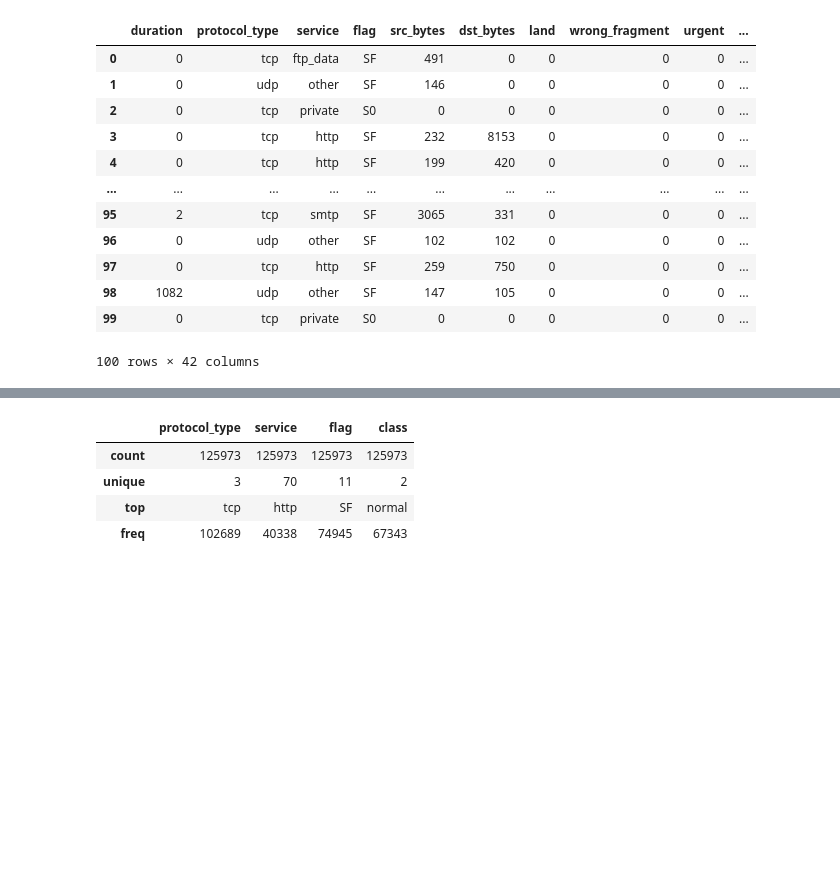
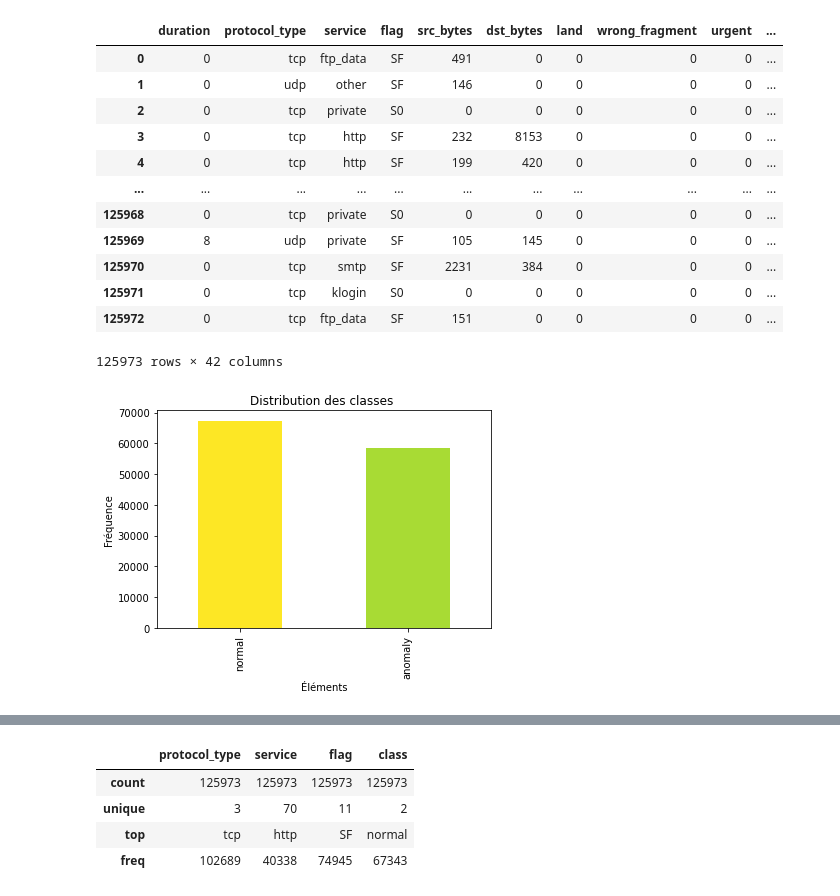
Before and after one commit to LydieDev/network-monitoring-system-with-ML, a Jupyter notebook: model_algo.ipynb, the cells around one changed output, grey strips where cells are left out. Drawn from its saved outputs; the diff is of its cells as text; code cells hidden in the pictures; blank space fills up the shorter version.

```diff
--- a/model_algo.ipynb
+++ b/model_algo.ipynb
@@ -26,7 +28,7 @@ from joblib import dump
 train=pd.read_csv('./dataset/trainData.txt', sep=',')
 test=pd.read_csv('./dataset/testData.txt',sep=',')
 # %%
-train.head(100)
+train.head(10000000000)
 # %% [output]
 |  | duration | protocol_type | service | flag | src_bytes | dst_bytes | land | wrong_fragment | urgent | ... |
 | 0 | 0 | tcp | ftp_data | SF | 491 | 0 | 0 | 0 | 0 | ... |
@@ -35,9 +37,48 @@ train.head(100)
 | 3 | 0 | tcp | http | SF | 232 | 8153 | 0 | 0 | 0 | ... |
 | 4 | 0 | tcp | http | SF | 199 | 420 | 0 | 0 | 0 | ... |
 | ... | ... | ... | ... | ... | ... | ... | ... | ... | ... | ... |
-| 95 | 2 | tcp | smtp | SF | 3065 | 331 | 0 | 0 | 0 | ... |
-| 96 | 0 | udp | other | SF | 102 | 102 | 0 | 0 | 0 | ... |
-| 97 | 0 | tcp | http | SF | 259 | 750 | 0 | 0 | 0 | ... |
-| 98 | 1082 | udp | other | SF | 147 | 105 | 0 | 0 | 0 | ... |
-| 99 | 0 | tcp | private | S0 | 0 | 0 | 0 | 0 | 0 | ... |
+| 125968 | 0 | tcp | private | S0 | 0 | 0 | 0 | 0 | 0 | ... |
+| 125969 | 8 | udp | private | SF | 105 | 145 | 0 | 0 | 0 | ... |
+| 125970 | 0 | tcp | smtp | SF | 2231 | 384 | 0 | 0 | 0 | ... |
+| 125971 | 0 | tcp | klogin | S0 | 0 | 0 | 0 | 0 | 0 | ... |
+| 125972 | 0 | tcp | ftp_data | SF | 151 | 0 | 0 | 0 | 0 | ... |
-100 rows × 42 columns
+125973 rows × 42 columns
+# %%
+import pandas as pd
+import matplotlib.pyplot as plt
+import numpy as np
+from matplotlib.cm import ScalarMappable
+
+# Supposons que vous avez un DataFrame df avec une colonne 'col' contenant les données
+# df = pd.DataFrame({'col': [1, 2, 2, 3, 3, 3, 4, 4, 4, 4]})
+# Utilisez votre propre DataFrame ou créez-en un pour les besoins de l'exemple.
+
+# Calcul de la fréquence de répétition des éléments
+freq = train['class'].value_counts()
+
+# Sélection des 50 premiers éléments avec une grande répétition
+top_50_high_freq_elements = freq.head(15)
+
+# Création d'une colormap basée sur les fréquences
+colors = plt.cm.viridis(top_50_high_freq_elements / top_50_high_freq_elements.max())
+
+# Tracé de l'histogramme avec des couleurs associées aux fréquences
+bars = top_50_high_freq_elements.plot(kind='bar', color=colors)
+
+# Configuration du titre et des étiquettes des axes
+plt.title('Distribution des classes ')
+plt.xlabel('Éléments')
+plt.ylabel('Fréquence')
+
+# Configuration de l'axe y pour n'afficher que les valeurs de fréquence multiples de 2
+# plt.yticks(np.arange(0, top_50_high_freq_elements.max() + 1, 50))
+
+# Ajout de la légende de couleurs
+sm = ScalarMappable(cmap=plt.cm.viridis)
+sm.set_array([])
+
+
+# Affichage du graphique
+plt.show()
+# %% [output]
+[figure, added]
```
Also changed, not shown: parts of 31 cells of this notebook, 26 other files.
